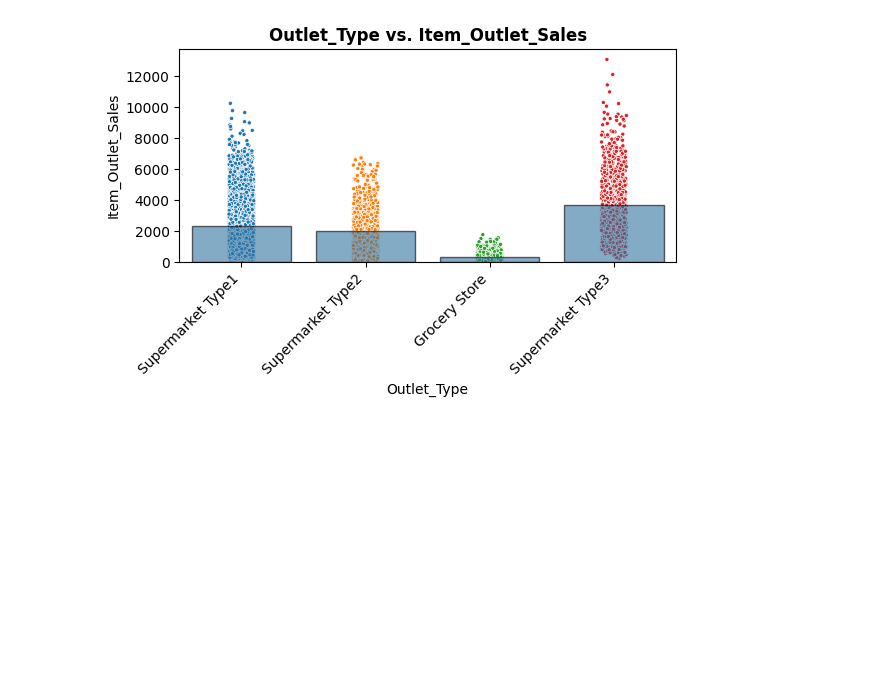
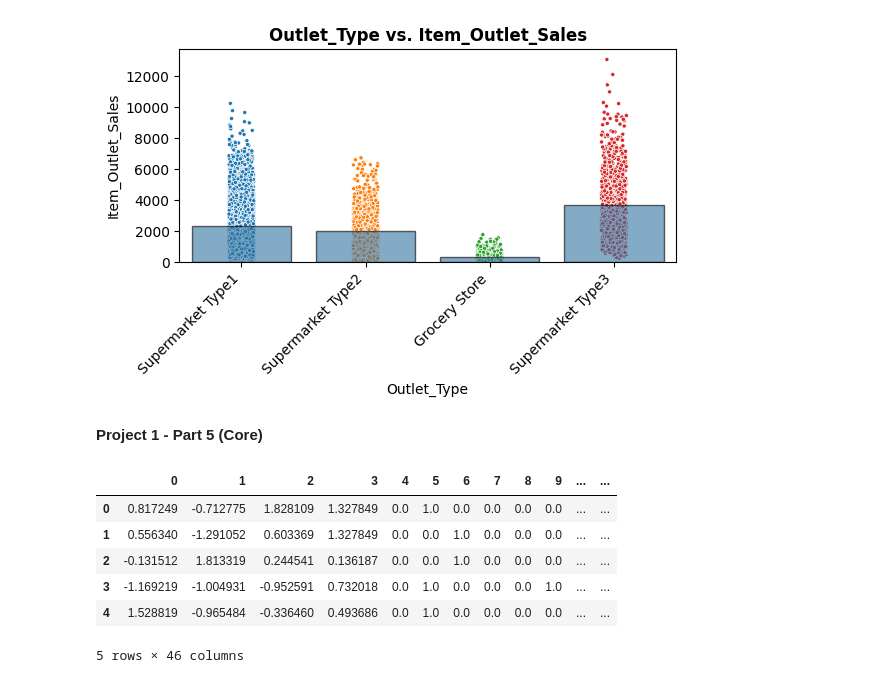
Before and after one commit to walaaaxox098/Prediction-of-Product-Sales, a Jupyter notebook: Prediction_of_Product_Sales.ipynb, the cells around one changed output. Saved outputs shown, nothing was run; the diff lists cells and outputs as text; code cells hidden in the pictures; blank space fills up the shorter version.

```diff
--- a/Prediction_of_Product_Sales.ipynb
+++ b/Prediction_of_Product_Sales.ipynb
@@ -734,3 +734,60 @@ plot_categorical_vs_target(df, feature)
 (<Figure size 600x400 with 1 Axes>,
  <Axes: title={'center': 'Outlet_Type vs. Item_Outlet_Sales'}, xlabel='Outlet_Type', ylabel='Item_Outlet_Sales'>)
 [figure]
+# %% [markdown]
+**Project 1 - Part 5 (Core)**
+# %%
+from sklearn.model_selection import train_test_split
+from sklearn.impute import SimpleImputer
+from sklearn.compose import ColumnTransformer
+from sklearn.preprocessing import StandardScaler, OneHotEncoder
+from sklearn.pipeline import Pipeline
+
+X = df.drop(columns=['Item_Identifier', 'Item_Outlet_Sales'])
+y = df['Item_Outlet_Sales']
+
+X_train, X_test, y_train, y_test = train_test_split(X, y,random_state=42)
+
+# Handle missing values using SimpleImputer for categorical and numerical features
+# Categorical features: Impute with 'constant' strategy ('MISSING')
+categorical_features = X.select_dtypes(include='object').columns
+numeric_features = X.select_dtypes(exclude='object').columns
+
+# Preprocessing for numerical data: Impute missing values and then scale
+numeric_transformer = Pipeline(steps=[
+    ('imputer', SimpleImputer(strategy='mean')),
+    ('scaler', StandardScaler())
+])
+
+# Preprocessing for categorical data: Impute missing values and then one-hot encode
+categorical_transformer = Pipeline(steps=[
+    ('imputer', SimpleImputer(strategy='constant', fill_value='MISSING')),  # Impute with 'MISSING'
+    ('onehot', OneHotEncoder(sparse_output=False, handle_unknown='ignore'))  # One-hot encode
+])
+
+# Create the ColumnTransformer that applies the transformers to the appropriate columns
+preprocessor = ColumnTransformer(
+    transformers=[
+        ('num', numeric_transformer, numeric_features),
+        ('cat', categorical_transformer, categorical_features)
+    ],
+    verbose_feature_names_out=False
+)
+
+# Fit and transform the training data, and transform the test data
+X_train_processed = preprocessor.fit_transform(X_train)
+X_test_processed = preprocessor.transform(X_test)
+
+# Optionally: Convert to DataFrame for easier inspection
+X_train_processed = pd.DataFrame(X_train_processed)
+X_test_processed = pd.DataFrame(X_test_processed)
+
+X_train_processed.head()
+# %% [output]
+|  | 0 | 1 | 2 | 3 | 4 | 5 | 6 | 7 | 8 | 9 | ... | ... |
+| 0 | 0.817249 | -0.712775 | 1.828109 | 1.327849 | 0.0 | 1.0 | 0.0 | 0.0 | 0.0 | 0.0 | ... | ... |
+| 1 | 0.556340 | -1.291052 | 0.603369 | 1.327849 | 0.0 | 0.0 | 1.0 | 0.0 | 0.0 | 0.0 | ... | ... |
+| 2 | -0.131512 | 1.813319 | 0.244541 | 0.136187 | 0.0 | 0.0 | 1.0 | 0.0 | 0.0 | 0.0 | ... | ... |
+| 3 | -1.169219 | -1.004931 | -0.952591 | 0.732018 | 0.0 | 1.0 | 0.0 | 0.0 | 0.0 | 1.0 | ... | ... |
+| 4 | 1.528819 | -0.965484 | -0.336460 | 0.493686 | 0.0 | 1.0 | 0.0 | 0.0 | 0.0 | 0.0 | ... | ... |
+5 rows × 46 columns
```
